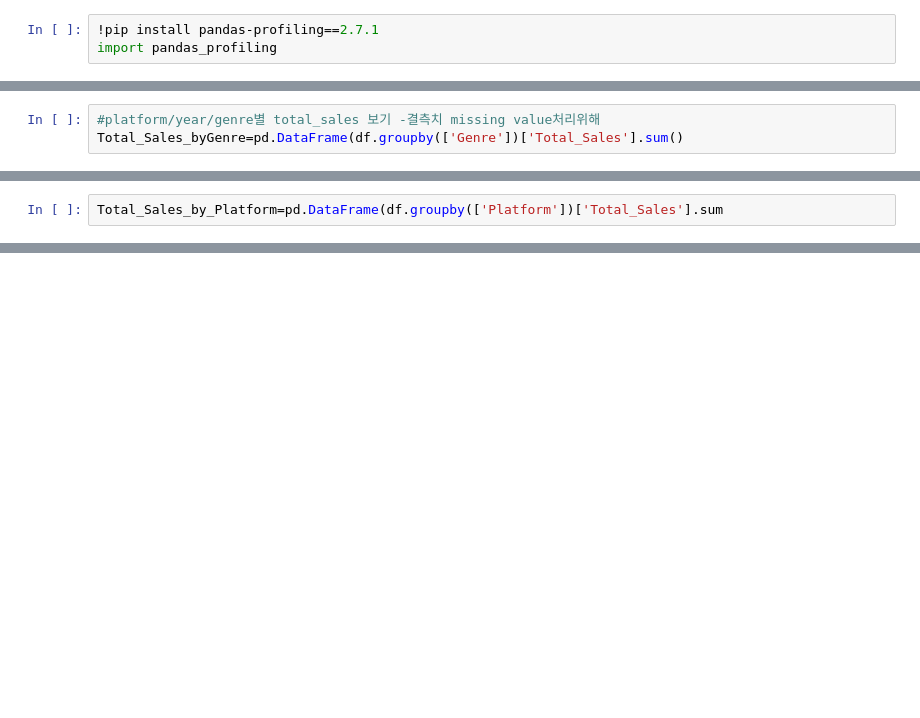
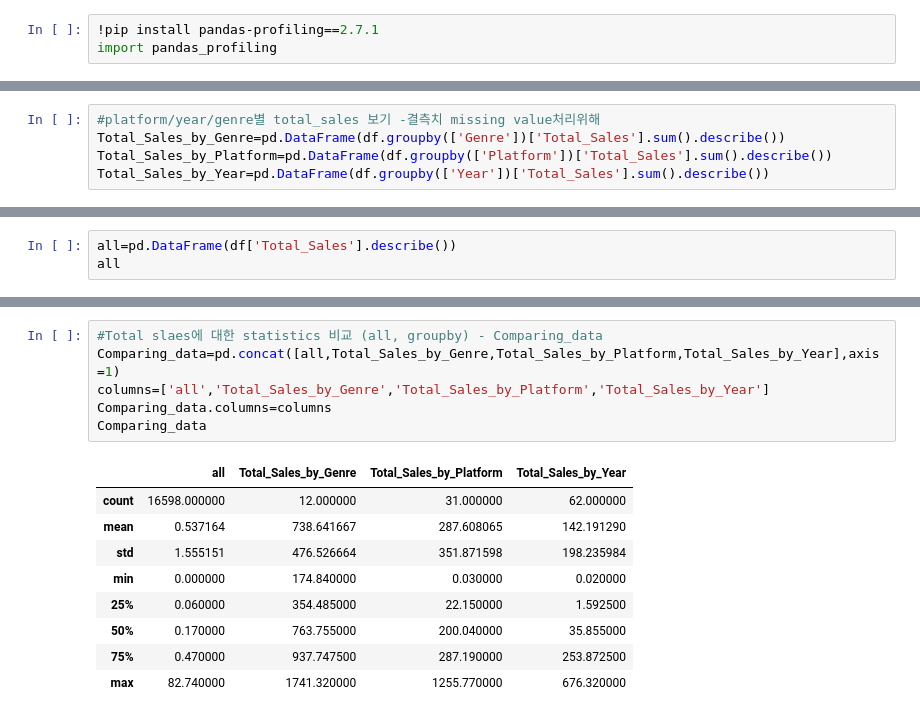
Before and after one commit to choheeee22/ds_Section1_Project, a Jupyter notebook: Section1_Project_GameIndustry.ipynb, the cells around one changed output, grey strips where cells are left out. Drawn from its saved outputs; the diff is of its cells as text; blank space fills up the shorter version.

```diff
--- a/Section1_Project_GameIndustry.ipynb
+++ b/Section1_Project_GameIndustry.ipynb
@@ -158,4 +229,6 @@ pandas_profiling.ProfileReport(df)
 [interactive output not drawn]
 # %%
 #platform/year/genre별 total_sales 보기 -결측치 missing value처리위해
-Total_Sales_byGenre=pd.DataFrame(df.groupby(['Genre'])['Total_Sales'].sum()
+Total_Sales_by_Genre=pd.DataFrame(df.groupby(['Genre'])['Total_Sales'].sum().describe())
+Total_Sales_by_Platform=pd.DataFrame(df.groupby(['Platform'])['Total_Sales'].sum().describe())
+Total_Sales_by_Year=pd.DataFrame(df.groupby(['Year'])['Total_Sales'].sum().describe())
@@ -164,3 +235,4 @@ SyntaxError: ignored
 # %%
-Total_Sales_by_Platform=pd.DataFrame(df.groupby(['Platform'])['Total_Sales'].sum
+all=pd.DataFrame(df['Total_Sales'].describe())
+all
 # %% [output]
@@ -167,0 +248,16 @@ SyntaxError: ignored
+# %%
+#Total slaes에 대한 statistics 비교 (all, groupby) - Comparing_data
+Comparing_data=pd.concat([all,Total_Sales_by_Genre,Total_Sales_by_Platform,Total_Sales_by_Year],axis=1)
+columns=['all','Total_Sales_by_Genre','Total_Sales_by_Platform','Total_Sales_by_Year']
+Comparing_data.columns=columns
+Comparing_data
+# %% [output]
+|  | all | Total_Sales_by_Genre | Total_Sales_by_Platform | Total_Sales_by_Year |
+| count | 16598.000000 | 12.000000 | 31.000000 | 62.000000 |
+| mean | 0.537164 | 738.641667 | 287.608065 | 142.191290 |
+| std | 1.555151 | 476.526664 | 351.871598 | 198.235984 |
+| min | 0.000000 | 174.840000 | 0.030000 | 0.020000 |
+| 25% | 0.060000 | 354.485000 | 22.150000 | 1.592500 |
+| 50% | 0.170000 | 763.755000 | 200.040000 | 35.855000 |
+| 75% | 0.470000 | 937.747500 | 287.190000 | 253.872500 |
+| max | 82.740000 | 1741.320000 | 1255.770000 | 676.320000 |
```
Also changed, not shown: parts of 10 cells of this notebook.
